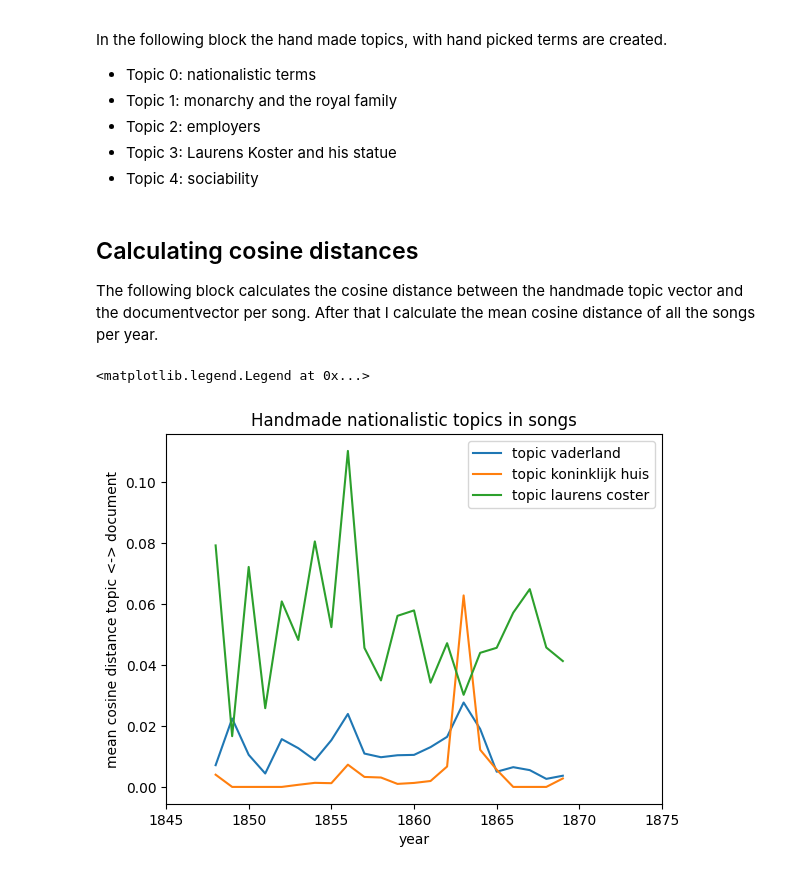
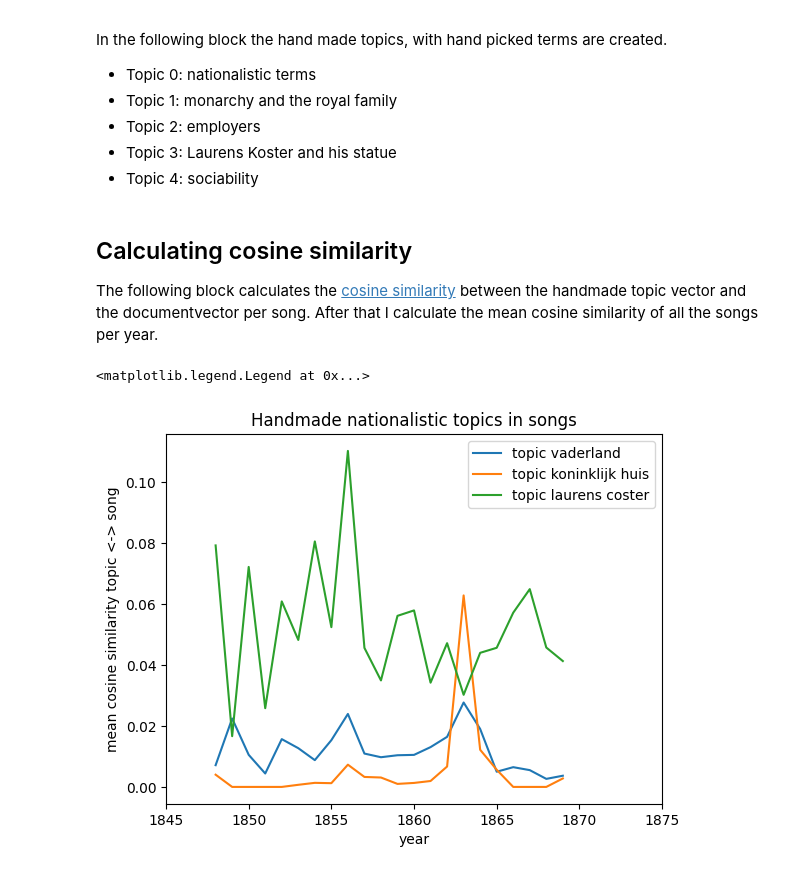
Before and after one commit to ivozandhuis/tv-liedjes, a Jupyter notebook: analysis.ipynb, the cells around one changed output. Cells and saved outputs as stored; diff of their text form; code cells hidden in the pictures.

Commit message:
Corrected the axes names in figures

```diff
--- a/analysis.ipynb
+++ b/analysis.ipynb
@@ -420,34 +420,34 @@ topic4 = ['eendragt', 'verbinden', 'zaam', 'samen', 'band', 'kring', 'zorg']
 topicList = [topic0, topic1, topic2, topic3, topic4]
 topicVectors = np.array(topics2vectors(topicList, liedjesVocabulary))
 # %% [markdown]
-## Calculating cosine distances
-The following block calculates the cosine distance between the handmade topic vector and the documentvector per song. After that I calculate the mean cosine distance of all the songs per year.
+## Calculating cosine similarity
+The following block calculates the [cosine similarity](https://en.wikipedia.org/wiki/Cosine_similarity) between the handmade topic vector and the documentvector per song. After that I calculate the mean cosine similarity of all the songs per year.
 # %%
 for j in range(len(topicVectors)):
     topic = "topic" + str(j)
     b = topicVectors[j]
-    distances = []
+    similarities = []
     for i in range(len(liedjesDF)):
         a = dtmLiedjes[i]
         if np.linalg.norm(a) > 0:
             cos_sim = np.dot(a, b)/(np.linalg.norm(a)*np.linalg.norm(b))
         else:
             cos_sim = 0.0
-        distances.append(cos_sim)
-    liedjesDF[topic] = distances
+        similarities.append(cos_sim)
+    liedjesDF[topic] = similarities
 
 df = liedjesDF.groupby('jaartal').mean(numeric_only=True).rolling(1).mean(numeric_only=True)
 # %%
 # Nationalisme
 ax = df['topic0'].plot(title="Handmade nationalistic topics in songs", xlim=(1845,1875), grid=True)
 ax = df['topic1'].plot()
 ax = df['topic3'].plot()
-ax.set_ylabel('mean cosine distance topic <-> document')
+ax.set_ylabel('mean cosine similarity topic <-> song')
 ax.set_xlabel('year')
 ax.legend(['topic vaderland', 'topic koninklijk huis', 'topic laurens coster'])
 # %% [output]
 <matplotlib.legend.Legend at 0x...>
-[figure, old version]
+[figure, new version]
 # %%
 # relatie met de bazen in relatie tot onderlinge binding
 ax = df['topic2'].plot(title="Handmade topics for solidarity and glorification of the elite", xlim=(1845,1875), grid=True)
```
Also changed, not shown: parts of 7 cells of this notebook, 2 other files.
